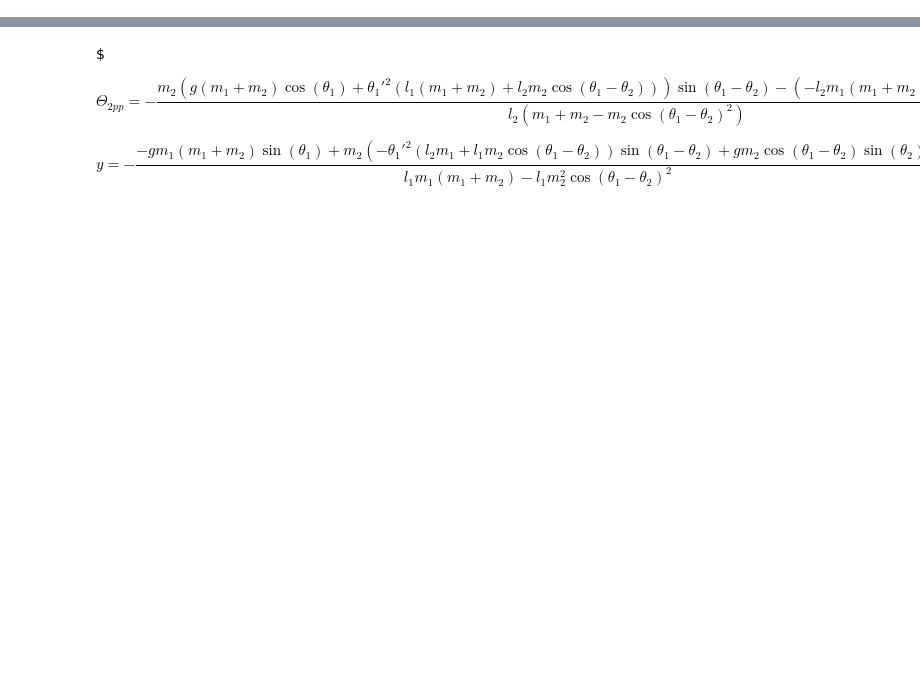
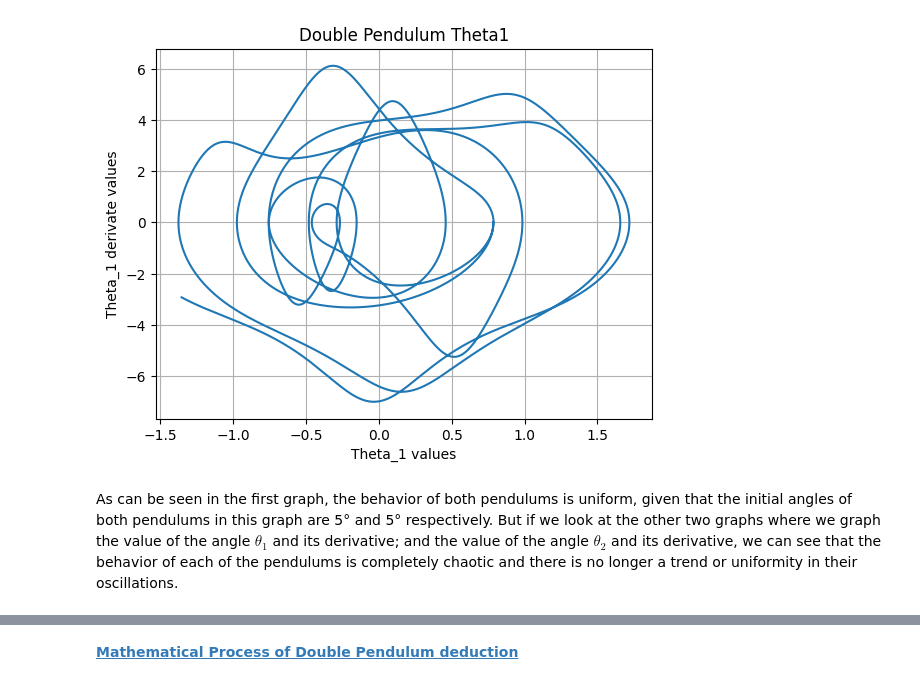
Before and after one commit to eli12gran/ProjectCodes, a Jupyter notebook: _build/jupyter_execute/DoublePendulum.ipynb, the cells around one changed output, grey strips where cells are left out. Cells and saved outputs as stored; diff of their text form; code cells hidden in the pictures; blank space fills up the shorter version.

```diff
--- a/_build/jupyter_execute/DoublePendulum.ipynb
+++ b/_build/jupyter_execute/DoublePendulum.ipynb
@@ -18,14 +137,20 @@ $$y_{2} = -l_{1}cos(\theta_{1}) - l_{2}cos(\theta_{2})$$
+# %%
+u1 = np.array([np.deg2rad(45), 0])
+u2 = np.array([np.deg2rad(140 * np.sqrt(2)), 0])
+time, theta1, theta2 = rk4(0, 10, 10000, u1, u2)
+plt.plot(theta1[:, 0],theta1[:, 1])
+plt.grid("---")
+plt.title("Double Pendulum Theta1"); plt.xlabel("Theta_1 values"); plt.ylabel("Theta_1 derivate values")
+plt.show()
+# %% [output]
+[figure, added]
+# %% [markdown]
+As can be seen in the first graph, the behavior of both pendulums is uniform, given that the initial angles of both pendulums in this graph are 5° and 5° respectively. But if we look at the other two graphs where we graph the value of the angle $\theta_{1}$ and its derivative; and the value of the angle $\theta_{2}$ and its derivative, we can see that the behavior of each of the pendulums is completely chaotic and there is no longer a trend or uniformity in their oscillations.
 # %%
 %%html
 
 <iframe src="simulaciones/DoublePendulum.html" width="800" height="400"></iframe>
 # %% [output]
 [interactive output not drawn]
-# %% [markdown]
-$
-
-$$\Theta_{2pp} = -\frac{m_2 \left(g \left(m_1 + m_2\right) \cos(\theta_1) + \theta_1'^2 \left(l_1 \left(m_1 + m_2\right) + l_2 m_2 \cos(\theta_1 - \theta_2)\right)\right) \sin(\theta_1 - \theta_2) - \left(-l_2 m_1 \left(m_1 + m_2\right) + l_2 m_2^2 \cos(\theta_1 - \theta_2)^2\right)}{l_2 \left(m_1 + m_2 - m_2 \cos(\theta_1 - \theta_2)^2\right)}$$
-
-
-
-$$y = -\frac{-g m_1 \left(m_1 + m_2\right) \sin(\theta_1) + m_2 \left(-\theta_1'^2 \left(l_2 m_1 + l_1 m_2 \cos(\theta_1 - \theta_2)\right) \sin(\theta_1 - \theta_2) + g m_2 \cos(\theta_1 - \theta_2) \sin(\theta_2)\right)}{l_1 m_1 \left(m_1 + m_2\right) - l_1 m_2^2 \cos(\theta_1 - \theta_2)^2}$$
+# %% [markdown]
+**[Mathematical Process of Double Pendulum deduction](https://scienceworld.wolfram.com/physics/DoublePendulum.html)**
```
Also changed, not shown: parts of 6 cells of this notebook, 11 other files.
